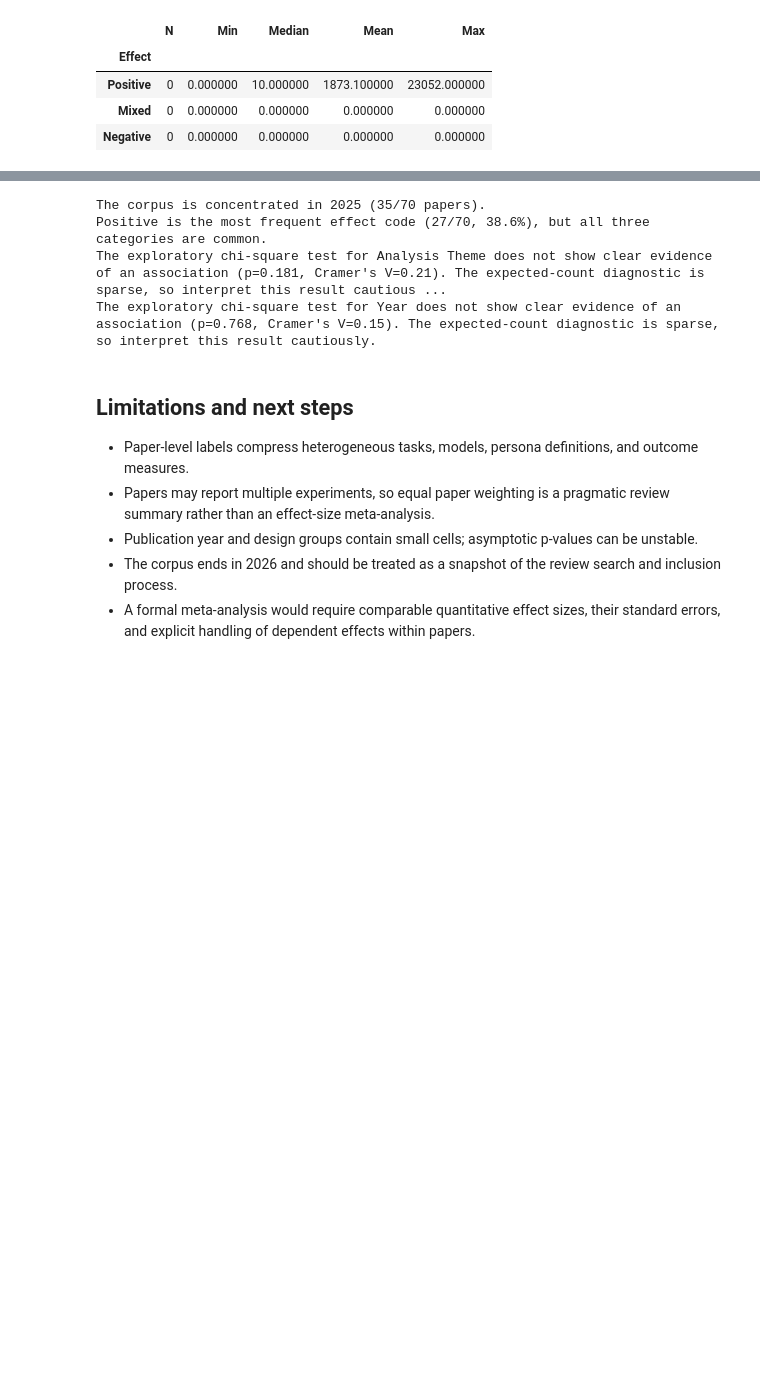
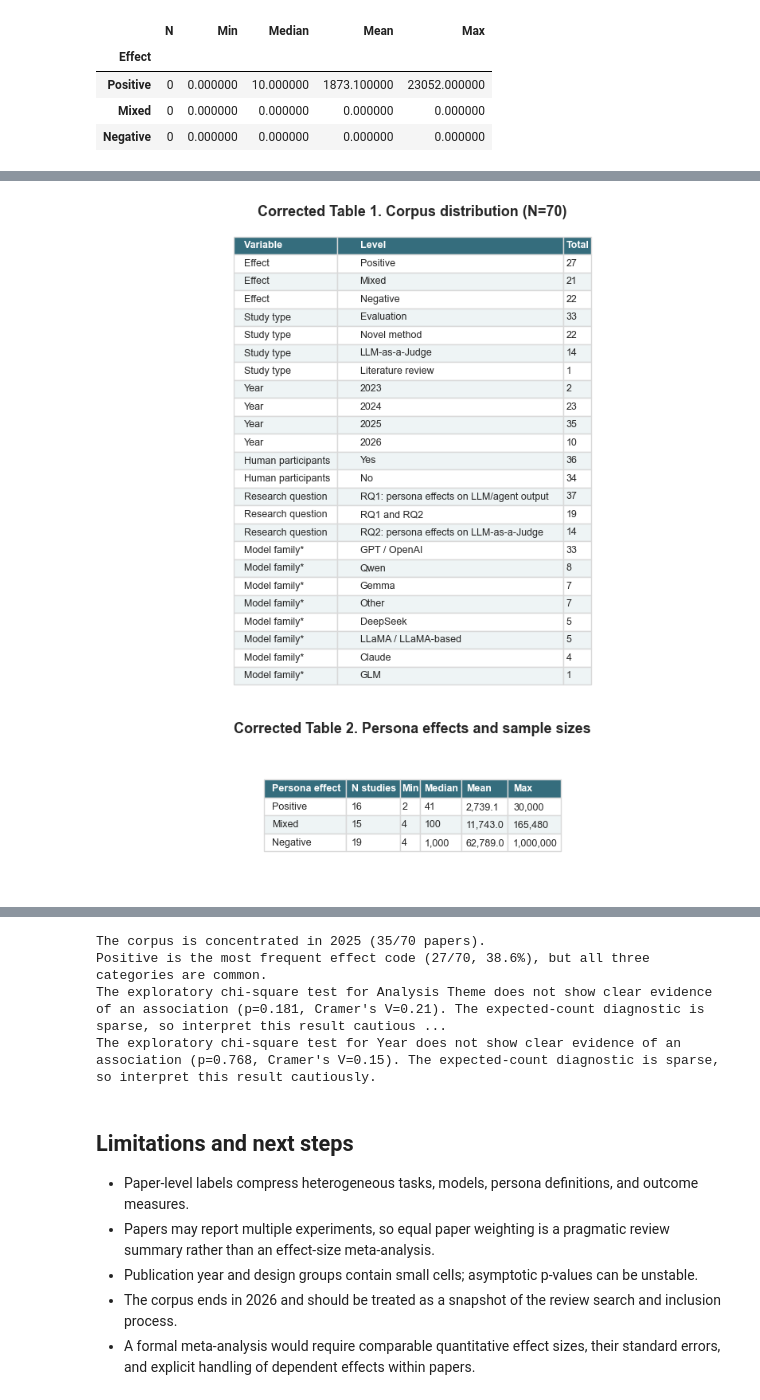
Before and after one commit to liviaellen/llm-persona-review, a Jupyter notebook: analysis/persona_review_statistical_analysis.ipynb, the cells around one changed output, grey strips where cells are left out. Cells and saved outputs as stored; diff of their text form; code cells hidden in the pictures; blank space fills up the shorter version.

Commit message:
Add corrected manuscript tables

```diff
--- a/analysis/persona_review_statistical_analysis.ipynb
+++ b/analysis/persona_review_statistical_analysis.ipynb
@@ -252,0 +305,9 @@ This final cell writes a short interpretation directly from the computed values,
+# %%
+corrected_table2 = (df.groupby("Effect of Personas on LLM Output")["Persona sample size"]
+                    .agg(**{"N studies": "count", "Min": "min", "Median": "median", "Mean": "mean", "Max": "max"})
+                    .reindex(effect_order).reset_index().rename(columns={"Effect of Personas on LLM Output": "Persona effect"}))
+for column in ["N studies", "Min", "Median", "Max"]:
+    corrected_table2[column] = corrected_table2[column].astype(int)
+corrected_table2["Mean"] = corrected_table2["Mean"].round(1)
+corrected_table2.to_csv(TABLE_DIR / "corrected_table_2.csv", index=False)
+display(corrected_table2.style.hide(axis="index").format({"Min": "{:,}", "Median": "{:,}", "Mean": "{:,.1f}", "Max": "{:,}"}).set_caption("Corrected Table 2. Persona effects and persona sample sizes"))
@@ -252,0 +320,28 @@ This final cell writes a short interpretation directly from the computed values,
+# %%
+def save_table_image(frame, title, filename, formats=None, row_height=0.32):
+    shown = frame.copy()
+    for column, formatter in (formats or {}).items():
+        shown[column] = shown[column].map(formatter)
+    fig_height = max(2.2, 1.0 + row_height * len(shown))
+    fig, ax = plt.subplots(figsize=(10, fig_height))
+    ax.axis("off")
+    table = ax.table(cellText=shown.values, colLabels=shown.columns, cellLoc="left", colLoc="left", loc="center")
+    table.auto_set_font_size(False); table.set_fontsize(9); table.scale(1, 1.35)
+    for (row, col), cell in table.get_celld().items():
+        cell.set_edgecolor("#d9d9d9")
+        if row == 0:
+            cell.set_facecolor("#356d7d"); cell.set_text_props(color="white", weight="bold")
+        elif row % 2 == 0:
+            cell.set_facecolor("#eef4f5")
+    table.auto_set_column_width(col=list(range(len(shown.columns))))
+    ax.set_title(title, fontsize=13, weight="bold", pad=14)
+    fig.savefig(FIGURE_DIR / filename, dpi=220, bbox_inches="tight", facecolor="white")
+    plt.show()
+
+save_table_image(corrected_table1, "Corrected Table 1. Corpus distribution (N=70)", "corrected_table_1.png", row_height=0.27)
+save_table_image(corrected_table2, "Corrected Table 2. Persona effects and sample sizes", "corrected_table_2.png", formats={
+    "Min": lambda x: f"{x:,}", "Median": lambda x: f"{x:,}", "Mean": lambda x: f"{x:,.1f}", "Max": lambda x: f"{x:,}"
+})
+# %% [output]
+[figure, added]
+[figure, added]
```
Also changed, not shown: parts of 7 cells of this notebook, 5 other files.
